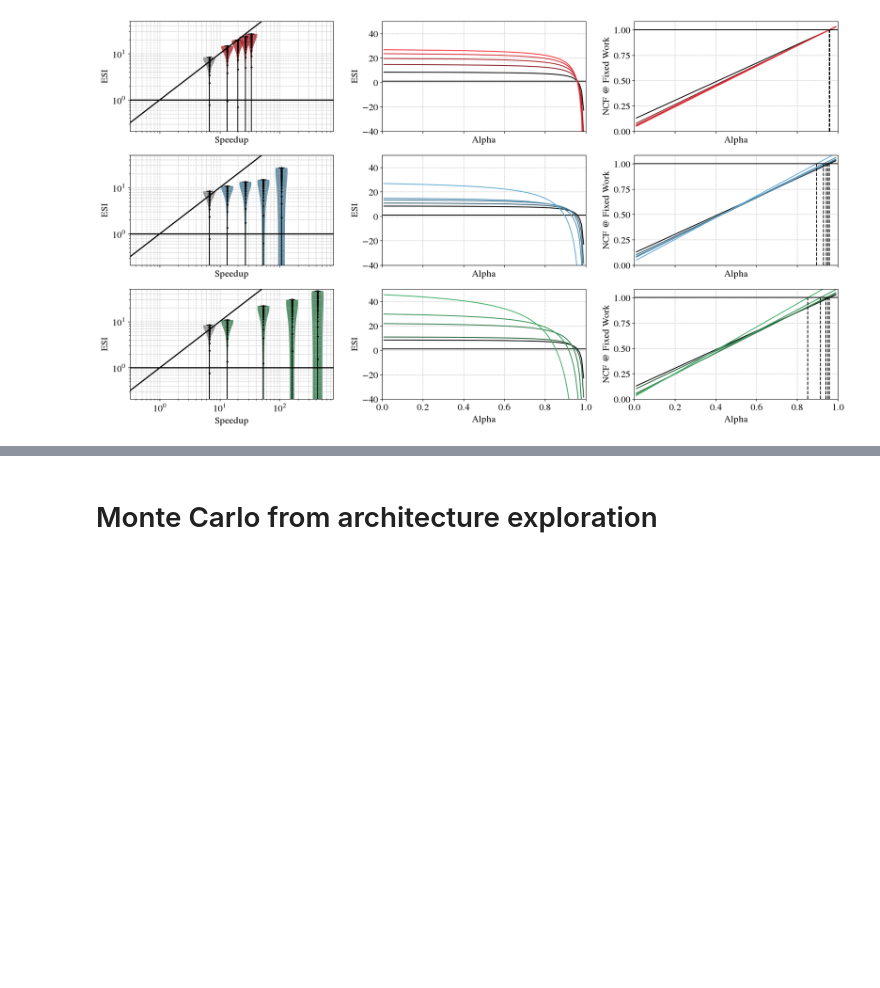
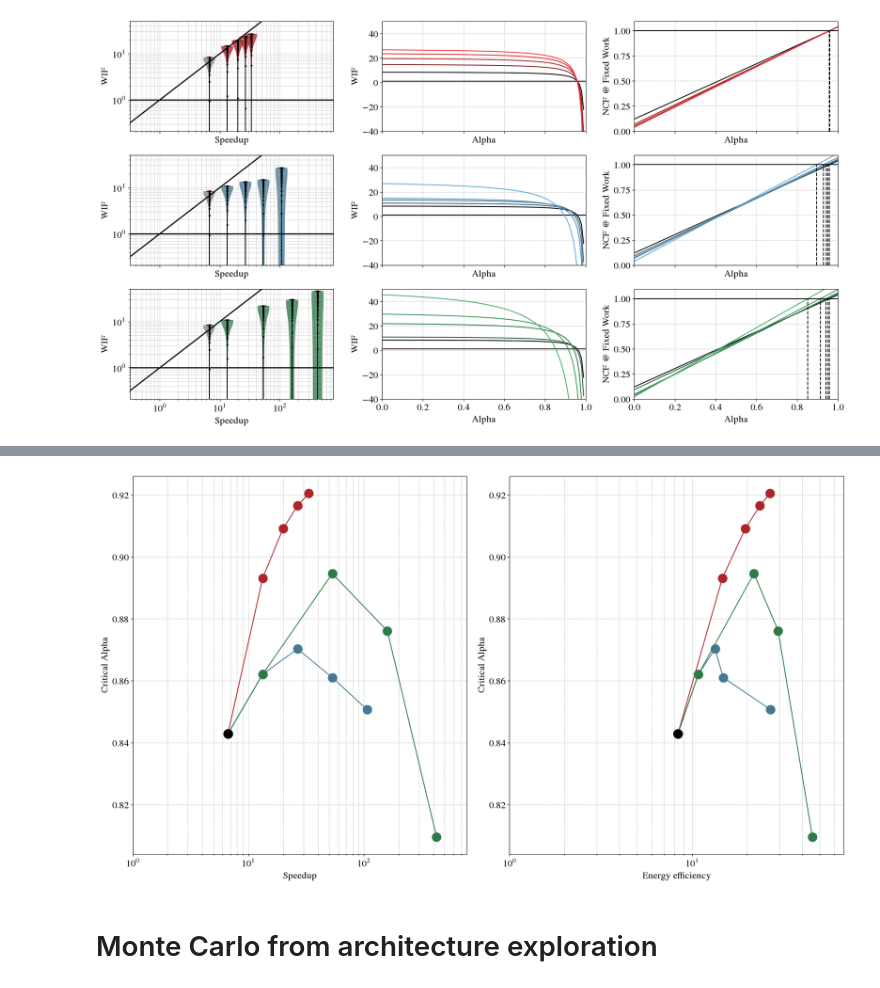
Before and after one commit to PolMaistriaux/IoT_Node_Modeling, a Jupyter notebook: Test_new_applications/Notebook_ASI_Framework.ipynb, the cells around one changed output, grey strips where cells are left out. Saved outputs shown, nothing was run; the diff lists cells and outputs as text; code cells hidden in the pictures; blank space fills up the shorter version.

```diff
--- a/Test_new_applications/Notebook_ASI_Framework.ipynb
+++ b/Test_new_applications/Notebook_ASI_Framework.ipynb
@@ -994,10 +1071,10 @@ fig, ax = plt.subplots(3,3,figsize=(18, 10), squeeze=False,sharey='col',sharex='
 formatter = FuncFormatter(lambda x_val, tick_pos: "$10^{{{:.0f}}}$".format(x_val))
 
 #########################################################################################
-metric= theor_speedup_ratio #1/theor_energy_ratio
+metric= (theor_speedup_ratio) #/  theor_speedup_ratio #1/theor_energy_ratio
 for k in range(3):
     ax[k,0].set_yscale('log')
-    ax[k,0].set_ylabel('ESI')
+    ax[k,0].set_ylabel('WIF')
     ax[k,0].plot(speedup_space, 10**speedup_space, 'black', linewidth=2, label='Strongly Sustainable')
     ax[k,0].plot(speedup_space, np.ones(len(speedup_space)), 'black', linewidth=2, label='Strongly Sustainable')
     ax[k,0].set_xlabel('Speedup')
@@ -1031,7 +1108,7 @@ for k in range(3):
 #########################################################################################
 for k in range(3):
     #ax[k,1].set_yscale('log')
-    ax[k,1].set_ylabel('ESI')
+    ax[k,1].set_ylabel('WIF')
     ax[k,1].set_xlabel('Alpha')
     ax[k,1].set_ylim([-40,1.1*np.max(theor_ncf_test)])
     ax[k,1].set_xlim([0,1])
@@ -1096,14 +1151,0 @@ Arch 2, acc 4 : Mean FW 0.60     Median FW 0.60          Mean PW 13.02   Median
-# %%
-mean_fw   =  np.mean  (alpha_studied*theor_ncf_res [:,:,:,0,:,0])
-median_fw =  np.median(alpha_studied*theor_ncf_res [:,:,:,0,:,0])
-mean_pw   =  np.mean  (alpha_studied*theor_ncf_test[:,:,:,0,:,0])
-median_pw =  np.median(alpha_studied*theor_ncf_test[:,:,:,0,:,0])
-print("Arch B, acc 0 : Mean FW %.2f \t Median FW %.2f \t Mean PW %.2f \t Median PW %.2f "%(mean_fw, median_fw, mean_pw, median_pw))
-for k in range(3):
-    # Add our accelerator
-    for i in range(1,arch_Dim):
-        mean_fw   =  np.mean  (alpha_studied*theor_ncf_res [:,:,k,i,:,0])
-        median_fw =  np.median(alpha_studied*theor_ncf_res [:,:,k,i,:,0])
-        mean_pw   =  np.mean  (alpha_studied*theor_ncf_test[:,:,k,i,:,0])
-        median_pw =  np.median(alpha_studied*theor_ncf_test[:,:,k,i,:,0])
-        print("Arch %i, acc %i : Mean FW %.2f \t Median FW %.2f \t Mean PW %.2f \t Median PW %.2f "%(k,i,mean_fw, median_fw, mean_pw, median_pw))
@@ -1124,3 +1152,69 @@ Arch 2, acc 4 : Mean FW 0.30     Median FW 0.23          Mean PW 6.51    Median
+# %%
+# ASI Framework separations
+s_log_min = -0.5
+s_log_max = 3
+speedup_space = np.linspace(s_log_min, s_log_max, 100)
+
+log_ticks = np.array([])
+for i  in np.arange(np.floor(s_log_min), np.ceil(s_log_max),1) :
+    log_ticks = np.append(log_ticks,i + np.log10(np.linspace(1,10, 10)))
+
+sep_strongly_sustainable = 1/10**speedup_space
+sep_weakly_sustainable   = 1/10**speedup_space
+
+sep_strongly_sustainable[np.where(sep_strongly_sustainable<1)] =1
+sep_weakly_sustainable  [np.where(sep_weakly_sustainable>1)]   =1
+
+arch_color_map = ['Reds', 'Blues', 'Greens']
+
+alphaViolin=0.8
+widthViolin=0.2
+bwViolin   =0.5
+# Plot the operation footprint vs FFT throughput
+fig, ax = plt.subplots(1,2,figsize=(18, 10), squeeze=False,sharey='col',sharex='col')
+
+formatter = FuncFormatter(lambda x_val, tick_pos: "$10^{{{:.0f}}}$".format(x_val))
+
+#########################################################################################
+for i in range(2):
+    ax[0,i].set_yscale('linear')
+    ax[0,i].set_ylabel('Critical Alpha')
+    ax[0,i].grid(True, which='both', linestyle='--', alpha=0.7)
+    ax[0,i].xaxis.set_major_locator(ticker.MultipleLocator(1))
+    ax[0,i].xaxis.set_major_formatter(formatter)
+    ax[0,i].xaxis.set_minor_locator(ticker.FixedLocator(log_ticks))
+
+ax[0,0].set_xlim([0,1.1*np.log10(np.max(theor_speedup_ratio))])
+ax[0,1].set_xlim([0,1.1*np.log10(np.max(1/theor_energy_ratio))])
+
+#ax[0,0].set_ylim([np.min(theor_crit_alpha[:,:,:,:,0])/1.05,1])
+#ax[0,1].set_ylim([np.min(theor_crit_alpha[:,:,:,:,0])/1.05,1])
+
+ax[0,0].set_xlabel('Speedup')
+ax[0,1].set_xlabel('Energy efficiency')
+
+
+#########################################################################################
+for k in range(3):
+    for a in range(len(baseline_area)):
+        for d, j in enumerate(analysis_Mem_type):
+
+            metric = theor_crit_alpha [a,k,:,d,0]
+            metric = ((1-theor_energy_ratio[k,:,j])*theor_crit_alpha [a,k,:,d,0]) / ((1-theor_crit_alpha [a,k,:,d,0])*(theor_area_ratio[k,:,j,a]-1))
+            metric = ((1-theor_energy_ratio[k,:,j])*theor_crit_alpha [a,k,:,d,0]) - ((1-theor_crit_alpha [a,k,:,d,0])*(theor_area_ratio[k,:,j,a]-1))
+
+            ax[0,0].plot(np.log10(theor_speedup_ratio[k,:,j]), metric, color=color_array[k,2], marker = '.',markersize= 30)
+            ax[0,0].plot(np.log10(theor_speedup_ratio[0,0,j]), metric[0] , color='black', marker = '.',markersize= 30)
+
+            ax[0,1].plot(np.log10(1/theor_energy_ratio[k,:,j]), metric, color=color_array[k,2], marker = '.',markersize= 30)
+            ax[0,1].plot(np.log10(1/theor_energy_ratio[0,0,j]), metric[0] , color='black', marker = '.',markersize= 30)
+
+#########################################################################################
+
+fig.tight_layout()
+plt.show()
+# %% [output]
+[figure, added]
 # %% [markdown]
 # Monte Carlo from architecture exploration
 # %%
```
Also changed, not shown: parts of 8 cells of this notebook, 2 other files.
